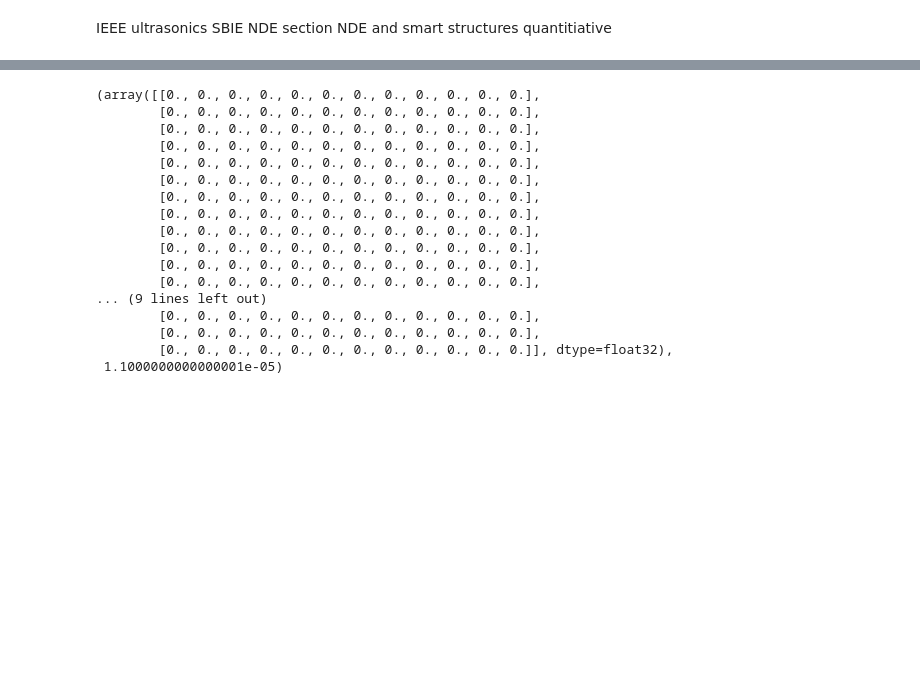
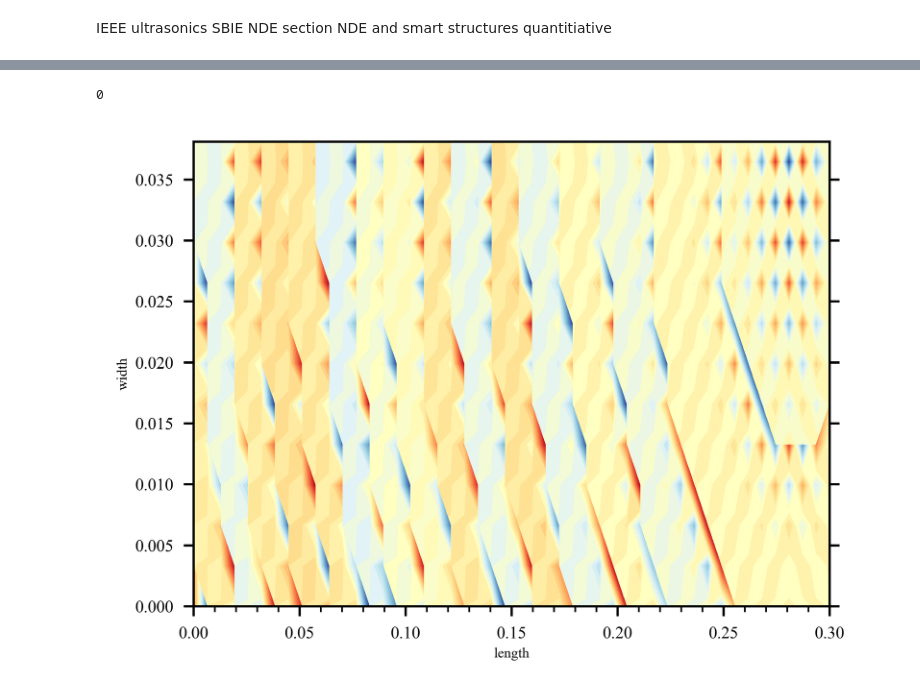
Before and after one commit to danchendrickson/Prospectus, a Jupyter notebook: EFIT/Self_EFIT.ipynb, the cells around one changed output, grey strips where cells are left out. Saved outputs shown, nothing was run; the diff lists cells and outputs as text; code cells hidden in the pictures; blank space fills up the shorter version.

```diff
--- a/EFIT/Self_EFIT.ipynb
+++ b/EFIT/Self_EFIT.ipynb
@@ -15,7 +15,7 @@ plt.style.use('Prospectus.mplstyle')
 if not 'Saving' in locals():
     Saving = True
 if not 'Titles' in locals():
-    Titles = False
+    Titles = True
 if not 'Ledgends' in locals():
     Ledgends = True
 if not 'FFormat' in locals():
@@ -27,8 +27,8 @@ if not 'location' in locals():
 
 
 #Standard cycle for collors and line styles
-default_cycler = (cycler('color', ['0.00', '0.40', '0.60', '0.70']) + cycler(linestyle=['-', '--', ':', '-.']))
-plt.rc('axes', prop_cycle=default_cycler)
+#default_cycler = (cycler('color', ['0.00', '0.40', '0.60', '0.70']) + cycler(linestyle=['-', '--', ':', '-.']))
+#plt.rc('axes', prop_cycle=default_cycler)
 # %%
 # Task Specific includes:
 
@@ -364,7 +447,7 @@ ct = np.sqrt(mu/rho)
 print(cl,ct)
 
 #Choose ferquency to be used for excitment
-frequency = 500000
+frequency = 200000
 
 #calculate wave length
 omegal = cl / frequency
@@ -391,18 +474,18 @@ relation between properties na dparameters:
 https://en.wikipedia.org/wiki/Lam%C3%A9_parameters
 # %%
 #Run for 2 Cycles:
-runtime = 2.0 / frequency
+runtime = 6.0 / frequency
 
 
 #Set time step and grid step to be 10 steps per frequency and ten steps per wavelength respectively
-ts = 1 / frequency / 10    #time step
+ts = 1 / frequency / 20    #time step
 gs = min(omegal, omegat) / 10    #grid step
 
 Tsteps = int(math.ceil(runtime / ts)) + 1       #total Time STeps
 
-gl = int(math.ceil(BeamLength / gs))        #number of grid points
-gh = int(math.ceil(BeamHeight / gs))
-gw = int(math.ceil(BeamWidth / gs))
+gl = int(math.ceil(BeamLength / gs)) *2        #number of grid points
+gh = int(math.ceil(BeamHeight / gs)) *2
+gw = int(math.ceil(BeamWidth / gs)) *2
 
 print(gl,gh,gw, ts, gs)
 # %% [output]
@@ -461,20 +571,4 @@ ValueError: assignment destination is read-only
-# %%
-CenterXResults[:][5]
-# %% [output]
-(array([[0., 0., 0., 0., 0., 0., 0., 0., 0., 0., 0., 0.],
-        [0., 0., 0., 0., 0., 0., 0., 0., 0., 0., 0., 0.],
-        [0., 0., 0., 0., 0., 0., 0., 0., 0., 0., 0., 0.],
-        [0., 0., 0., 0., 0., 0., 0., 0., 0., 0., 0., 0.],
-        [0., 0., 0., 0., 0., 0., 0., 0., 0., 0., 0., 0.],
-        [0., 0., 0., 0., 0., 0., 0., 0., 0., 0., 0., 0.],
-        [0., 0., 0., 0., 0., 0., 0., 0., 0., 0., 0., 0.],
-        [0., 0., 0., 0., 0., 0., 0., 0., 0., 0., 0., 0.],
-        [0., 0., 0., 0., 0., 0., 0., 0., 0., 0., 0., 0.],
-        [0., 0., 0., 0., 0., 0., 0., 0., 0., 0., 0., 0.],
-        [0., 0., 0., 0., 0., 0., 0., 0., 0., 0., 0., 0.],
-        [0., 0., 0., 0., 0., 0., 0., 0., 0., 0., 0., 0.],
-... (9 lines left out)
-        [0., 0., 0., 0., 0., 0., 0., 0., 0., 0., 0., 0.],
-        [0., 0., 0., 0., 0., 0., 0., 0., 0., 0., 0., 0.],
-        [0., 0., 0., 0., 0., 0., 0., 0., 0., 0., 0., 0.]], dtype=float32),
- 1.1000000000000001e-05)
+# %%
+j
+# %% [output]
+0
@@ -480,0 +579,22 @@ CenterXResults[:][5]
+# %%
+x = np.linspace(0, BeamLength, np.shape(CenterXResults[0][0])[0])
+y = np.linspace(0, BeamHeight, np.shape(CenterXResults[0][0])[1])
+x,y = np.meshgrid(x,y)
+
+fig = plt.figure()
+ax = plt.axes(xlim=(0, BeamLength), ylim=(0, BeamWidth))
+plt.xlabel(r'length')
+plt.ylabel(r'width')
+
+# animation function
+def animate(i):
+    z = np.matrix(CenterXResults[i][0][:,:]).T
+    cont = plt.contourf(x, y, z, levels=25, cmap='RdYlBu')
+    time.sleep(1)
+    return cont
+
+anim = animation.FuncAnimation(fig, animate, frames=np.shape(CenterXResults)[0])
+
+anim.save('animationX.mp4')
+# %% [output]
+[figure, added]
```
Also changed, not shown: parts of 9 cells of this notebook, 19 other files.
